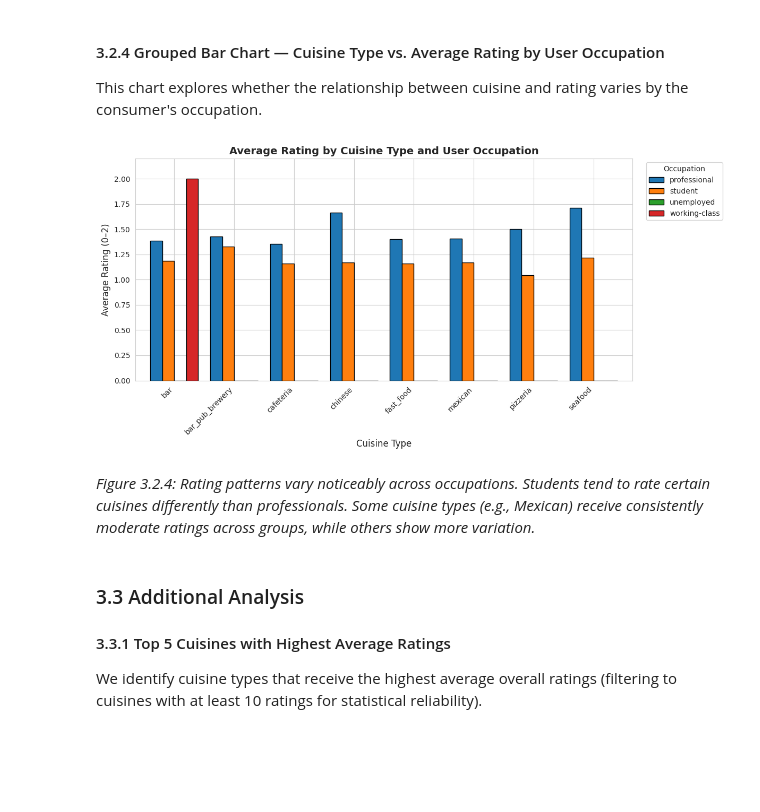
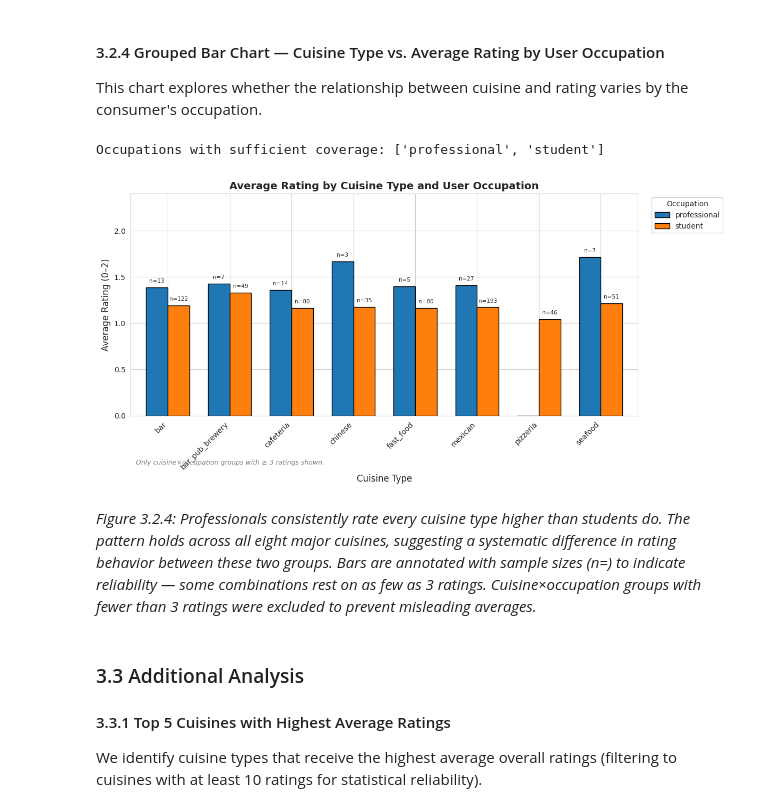
Before and after one commit to SharvariMhatre/STAT_650_Midterm, a Jupyter notebook: STAT650_Midterm.ipynb, the cells around one changed output. Drawn from its saved outputs; the diff is of its cells as text; code cells hidden in the pictures; blank space fills up the shorter version.

Commit message:
Fix grouped bar chart: filter low-sample groups and annotate sample sizes
- Filter out cuisine×occupation groups with fewer than 3 ratings
- Only show occupations with coverage across ≥3 cuisines (professional, student)
- Annotate each bar with n=count so readers can assess reliability
- Add footnote explaining the minimum sample-size filter
- Update figure caption to reflect the filtered results

https://claude.ai/code/session_01HyezFW9RKe4dX2hvjKsfu5

```diff
--- a/STAT650_Midterm.ipynb
+++ b/STAT650_Midterm.ipynb
@@ -661,25 +661,65 @@ This chart explores whether the relationship between cuisine and rating varies b
 # %%
 top_cuisines = master['Rcuisine'].value_counts().head(8).index.tolist()
 subset = master[master['Rcuisine'].isin(top_cuisines)].copy()
 
-grouped = subset.groupby(['Rcuisine', 'activity'])['rating'].mean().reset_index()
-pivot = grouped.pivot(index='Rcuisine', columns='activity', values='rating')
+# Count ratings per cuisine × occupation combo
+grouped = subset.groupby(['Rcuisine', 'activity'])['rating'].agg(['mean', 'count']).reset_index()
+
+# Filter: keep only combos with >= 3 ratings
+grouped = grouped[grouped['count'] >= 3]
+
+# Further restrict to occupations that appear for at least 3 cuisines
+occ_coverage = grouped.groupby('activity')['Rcuisine'].nunique()
+keep_occs = occ_coverage[occ_coverage >= 3].index.tolist()
+grouped = grouped[grouped['activity'].isin(keep_occs)]
+print(f'Occupations with sufficient coverage: {keep_occs}')
+
+pivot_mean  = grouped.pivot(index='Rcuisine', columns='activity', values='mean')
+pivot_count = grouped.pivot(index='Rcuisine', columns='activity', values='count')
 
 fig, ax = plt.subplots(figsize=(12, 6))
-pivot.plot(kind='bar', ax=ax, edgecolor='black', width=0.8)
+pivot_mean.plot(kind='bar', ax=ax, edgecolor='black', width=0.7)
 ax.set_title('Average Rating by Cuisine Type and User Occupation',
              fontsize=14, fontweight='bold')
 ax.set_xlabel('Cuisine Type', fontsize=12)
 ax.set_ylabel('Average Rating (0–2)', fontsize=12)
 ax.set_xticklabels(ax.get_xticklabels(), rotation=45, ha='right')
 ax.legend(title='Occupation', bbox_to_anchor=(1.02, 1), loc='upper left')
-ax.set_ylim(0, 2.2)
+ax.set_ylim(0, 2.4)
+
+# Annotate each bar with sample size (n=...)
+for container in ax.containers:
+    label = container.get_label()
+    for bar in container:
+        h = bar.get_height()
+        if np.isnan(h) or h == 0:
+            continue
+        x_pos = bar.get_x() + bar.get_width() / 2
+        # Look up the count for this cuisine × occupation
+        cuisine_idx = int(round((x_pos - bar.get_width() / 2) / 1.0))
+        cuisine_name = pivot_mean.index[min(cuisine_idx, len(pivot_mean) - 1)]
+        # Match by position instead: find the closest cuisine tick
+        tick_positions = [tick.get_position()[0] for tick in ax.get_xticklabels()]
+        closest = min(range(len(pivot_mean.index)),
+                      key=lambda j: abs(j - x_pos))
+        cuisine_name = pivot_mean.index[closest]
+        try:
+            n = int(pivot_count.loc[cuisine_name, label])
+        except (KeyError, ValueError):
+            continue
+        ax.text(x_pos, h + 0.04, f'n={n}', ha='center', va='bottom',
+                fontsize=7.5, rotation=0)
+
+ax.annotate('Only cuisine×occupation groups with ≥ 3 ratings shown.',
+            xy=(0.01, -0.22), xycoords='axes fraction', fontsize=9,
+            fontstyle='italic', color='grey')
 plt.tight_layout()
 plt.show()
 # %% [output]
+Occupations with sufficient coverage: ['professional', 'student']
-[figure, old version]
+[figure, new version]
-# %% [markdown]
-*Figure 3.2.4: Rating patterns vary noticeably across occupations. Students tend to rate certain cuisines differently than professionals. Some cuisine types (e.g., Mexican) receive consistently moderate ratings across groups, while others show more variation.*
+# %% [markdown]
+*Figure 3.2.4: Professionals consistently rate every cuisine type higher than students do. The pattern holds across all eight major cuisines, suggesting a systematic difference in rating behavior between these two groups. Bars are annotated with sample sizes (n=) to indicate reliability — some combinations rest on as few as 3 ratings. Cuisine×occupation groups with fewer than 3 ratings were excluded to prevent misleading averages.*
 # %% [markdown]
 ### 3.3 Additional Analysis
 
```
